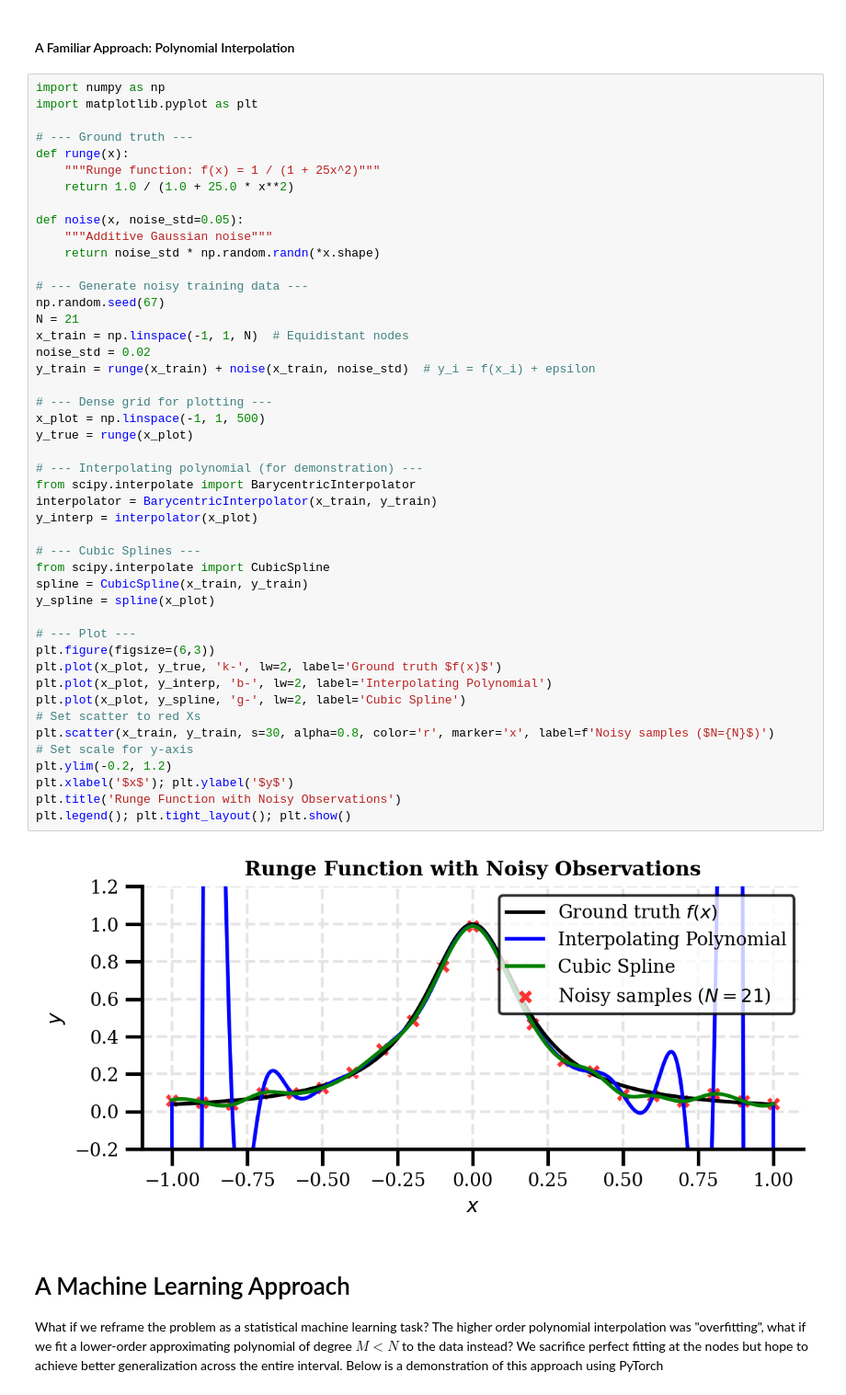
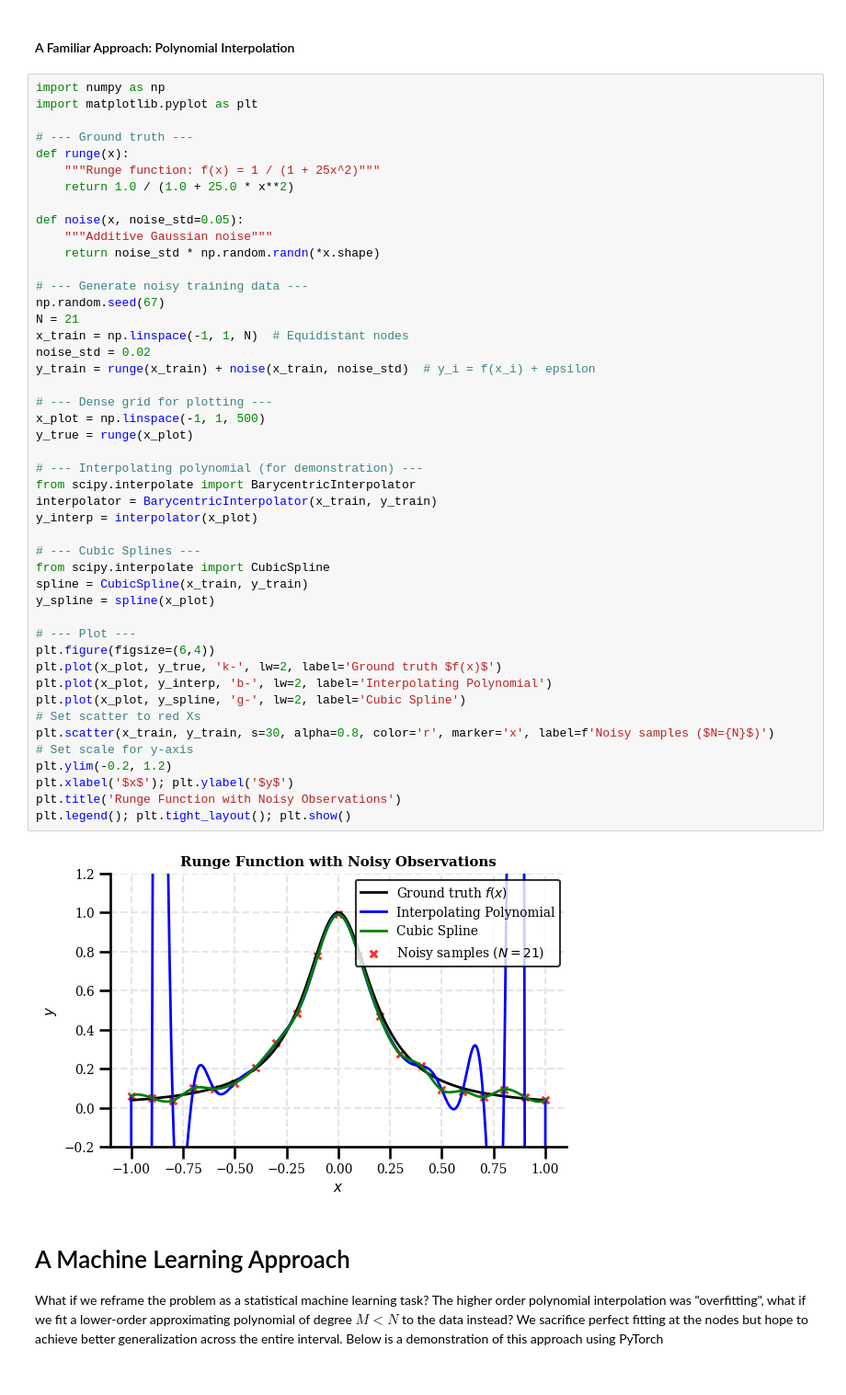
Before and after one commit to chipnbits/fashionableODE, a Jupyter notebook: 1. Machine Learning Warm-Up.ipynb, the cells around one changed output. Shown at 92% size. Cells and saved outputs as stored; diff of their text form.

```diff
--- a/1. Machine Learning Warm-Up.ipynb
+++ b/1. Machine Learning Warm-Up.ipynb
@@ -58,35 +58,35 @@ N = 21
 x_train = np.linspace(-1, 1, N)  # Equidistant nodes
 noise_std = 0.02
 y_train = runge(x_train) + noise(x_train, noise_std)  # y_i = f(x_i) + epsilon
 
 # --- Dense grid for plotting ---
 x_plot = np.linspace(-1, 1, 500)
 y_true = runge(x_plot)
 
 # --- Interpolating polynomial (for demonstration) ---
 from scipy.interpolate import BarycentricInterpolator
 interpolator = BarycentricInterpolator(x_train, y_train)
 y_interp = interpolator(x_plot)
 
 # --- Cubic Splines ---
 from scipy.interpolate import CubicSpline
 spline = CubicSpline(x_train, y_train)
 y_spline = spline(x_plot)
 
 # --- Plot ---
-plt.figure(figsize=(6,3))
+plt.figure(figsize=(6,4))
 plt.plot(x_plot, y_true, 'k-', lw=2, label='Ground truth $f(x)$')
 plt.plot(x_plot, y_interp, 'b-', lw=2, label='Interpolating Polynomial')
 plt.plot(x_plot, y_spline, 'g-', lw=2, label='Cubic Spline')
 # Set scatter to red Xs
 plt.scatter(x_train, y_train, s=30, alpha=0.8, color='r', marker='x', label=f'Noisy samples ($N={N}$)')
 # Set scale for y-axis
 plt.ylim(-0.2, 1.2)
 plt.xlabel('$x$'); plt.ylabel('$y$')
 plt.title('Runge Function with Noisy Observations')
 plt.legend(); plt.tight_layout(); plt.show()
 # %% [output]
-[figure, old version]
+[figure, new version]
 # %% [markdown]
 # A Machine Learning Approach
 What if we reframe the problem as a statistical machine learning task? The higher order polynomial interpolation was "overfitting", what if we fit a lower-order approximating polynomial of degree $M<N$ to the data instead? We sacrifice perfect fitting at the nodes but hope to achieve better generalization across the entire interval. Below is a demonstration of this approach using PyTorch
```
Also changed, not shown: parts of 18 cells of this notebook.
